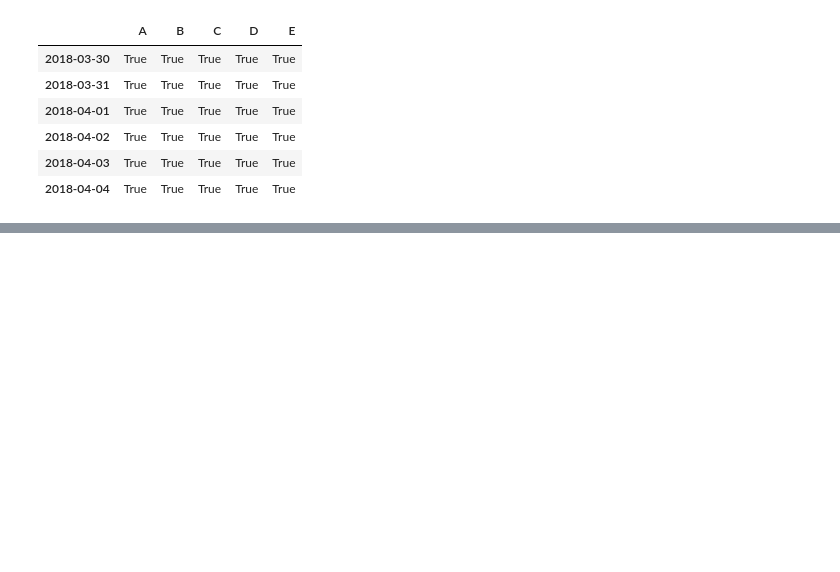
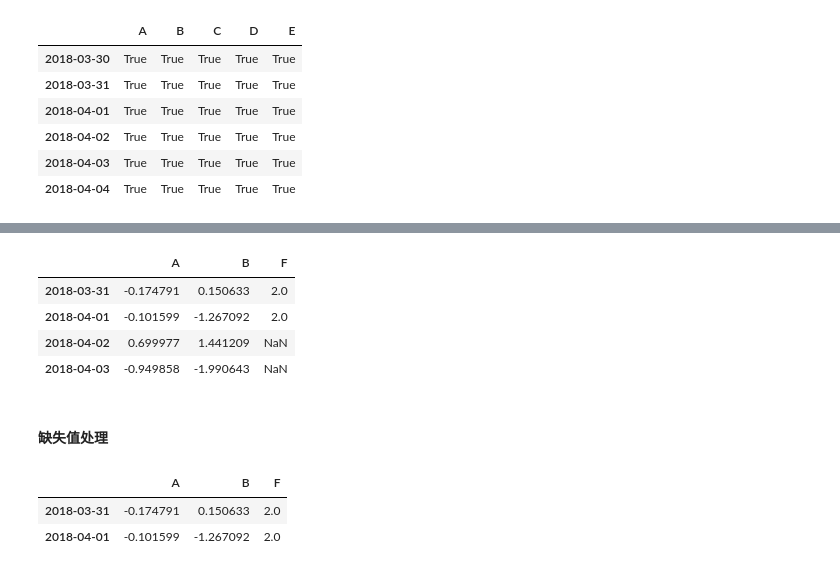
Before and after one commit to lsh1994/CodeShare, a Jupyter notebook: blog/pandas教程3.ipynb, the cells around one changed output, grey strips where cells are left out. Cells and saved outputs as stored; diff of their text form; code cells hidden in the pictures; blank space fills up the shorter version.

```diff
--- a/blog/pandas教程3.ipynb
+++ b/blog/pandas教程3.ipynb
@@ -111,0 +152,17 @@ df2[df2>0]
+# %%
+df2.loc[dates[:2],'F']=2
+df2
+# %% [output]
+|  | A | B | F |
+| 2018-03-31 | -0.174791 | 0.150633 | 2.0 |
+| 2018-04-01 | -0.101599 | -1.267092 | 2.0 |
+| 2018-04-02 | 0.699977 | 1.441209 | NaN |
+| 2018-04-03 | -0.949858 | -1.990643 | NaN |
+# %% [markdown]
+#### 缺失值处理
+# %%
+df2.dropna() #去掉包含缺失值 np.nan 的行
+# %% [output]
+|  | A | B | F |
+| 2018-03-31 | -0.174791 | 0.150633 | 2.0 |
+| 2018-04-01 | -0.101599 | -1.267092 | 2.0 |
```
Also changed, not shown: parts of 19 cells of this notebook.
